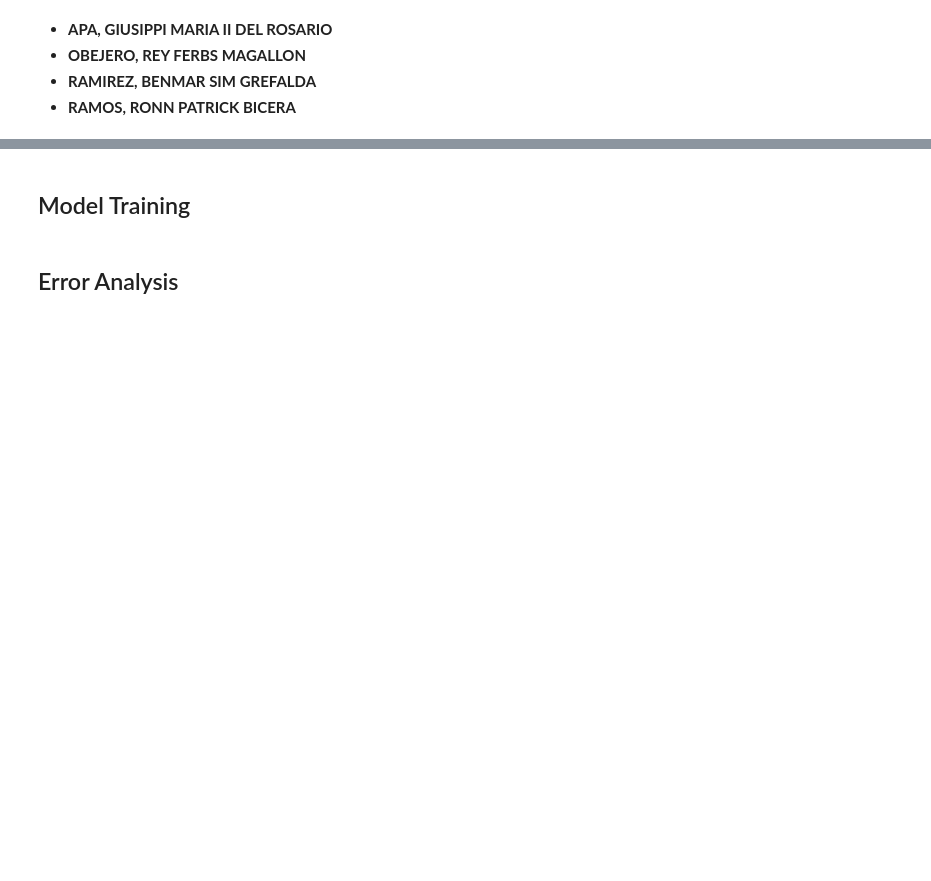
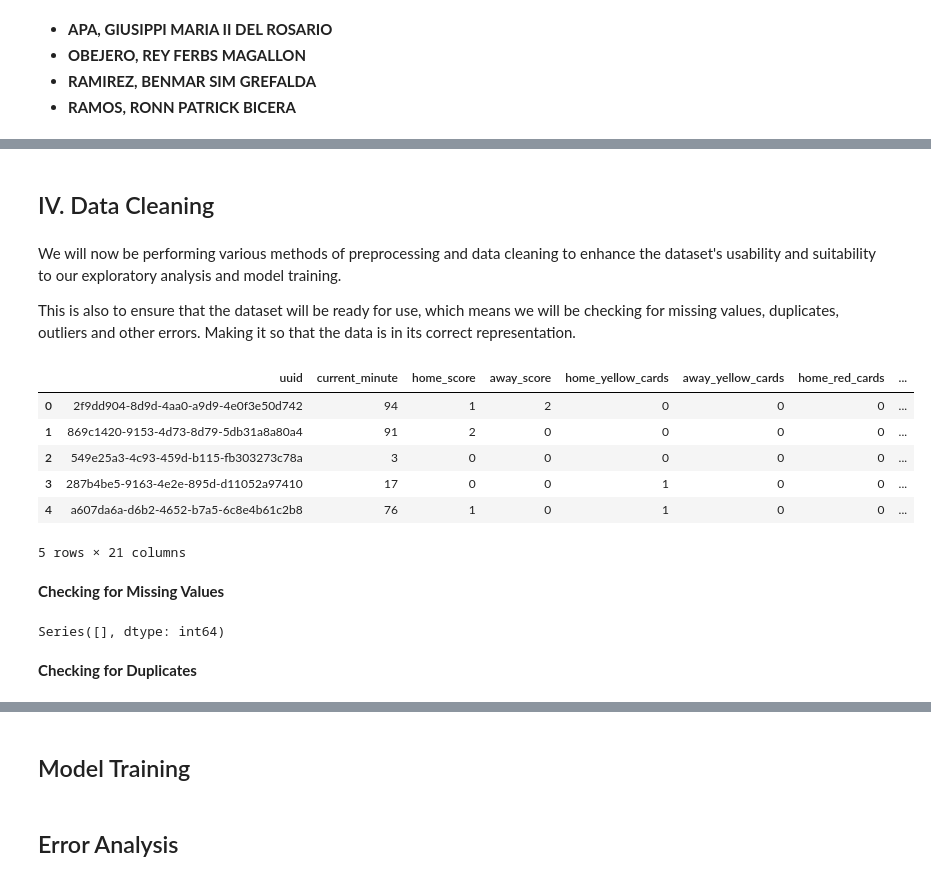
Before and after one commit to ReyObejero/2324-t3-stintsy-s11-g4-machine-project, a Jupyter notebook: STINTSY-S11-MP.ipynb, the cells around one changed output, grey strips where cells are left out. Drawn from its saved outputs; the diff is of its cells as text; code cells hidden in the pictures; blank space fills up the shorter version.

Commit message:
Data Cleaning

```diff
--- a/STINTSY-S11-MP.ipynb
+++ b/STINTSY-S11-MP.ipynb
@@ -7,0 +88,30 @@
+# %% [markdown]
+## IV. Data Cleaning
+# %% [markdown]
+We will now be performing various methods of preprocessing and data cleaning to enhance the dataset's usability and suitability to our exploratory analysis and model training.
+
+This is also to ensure that the dataset will be ready for use, which means we will be checking for missing values, duplicates, outliers and other errors. Making it so that the data is in its correct representation.
+# %%
+# Importing and reading the Sports.csv
+sports = pd.read_csv("sports.csv")
+sports.head()
+# %% [output]
+|  | uuid | current_minute | home_score | away_score | home_yellow_cards | away_yellow_cards | home_red_cards | ... |
+| 0 | 2f9dd904-8d9d-4aa0-a9d9-4e0f3e50d742 | 94 | 1 | 2 | 0 | 0 | 0 | ... |
+| 1 | 869c1420-9153-4d73-8d79-5db31a8a80a4 | 91 | 2 | 0 | 0 | 0 | 0 | ... |
+| 2 | 549e25a3-4c93-459d-b115-fb303273c78a | 3 | 0 | 0 | 0 | 0 | 0 | ... |
+| 3 | 287b4be5-9163-4e2e-895d-d11052a97410 | 17 | 0 | 0 | 1 | 0 | 0 | ... |
+| 4 | a607da6a-d6b2-4652-b7a5-6c8e4b61c2b8 | 76 | 1 | 0 | 1 | 0 | 0 | ... |
+5 rows × 21 columns
+# %% [markdown]
+**Checking for Missing Values**
+# %%
+# Check each column for missing values
+missing_values = sports.isnull().sum()
+
+columns_with_missing_values = missing_values[missing_values > 0]
+print(columns_with_missing_values)
+# %% [output]
+Series([], dtype: int64)
+# %% [markdown]
+**Checking for Duplicates**
```
Also changed, not shown: parts of 37 cells of this notebook, 1 other file.
